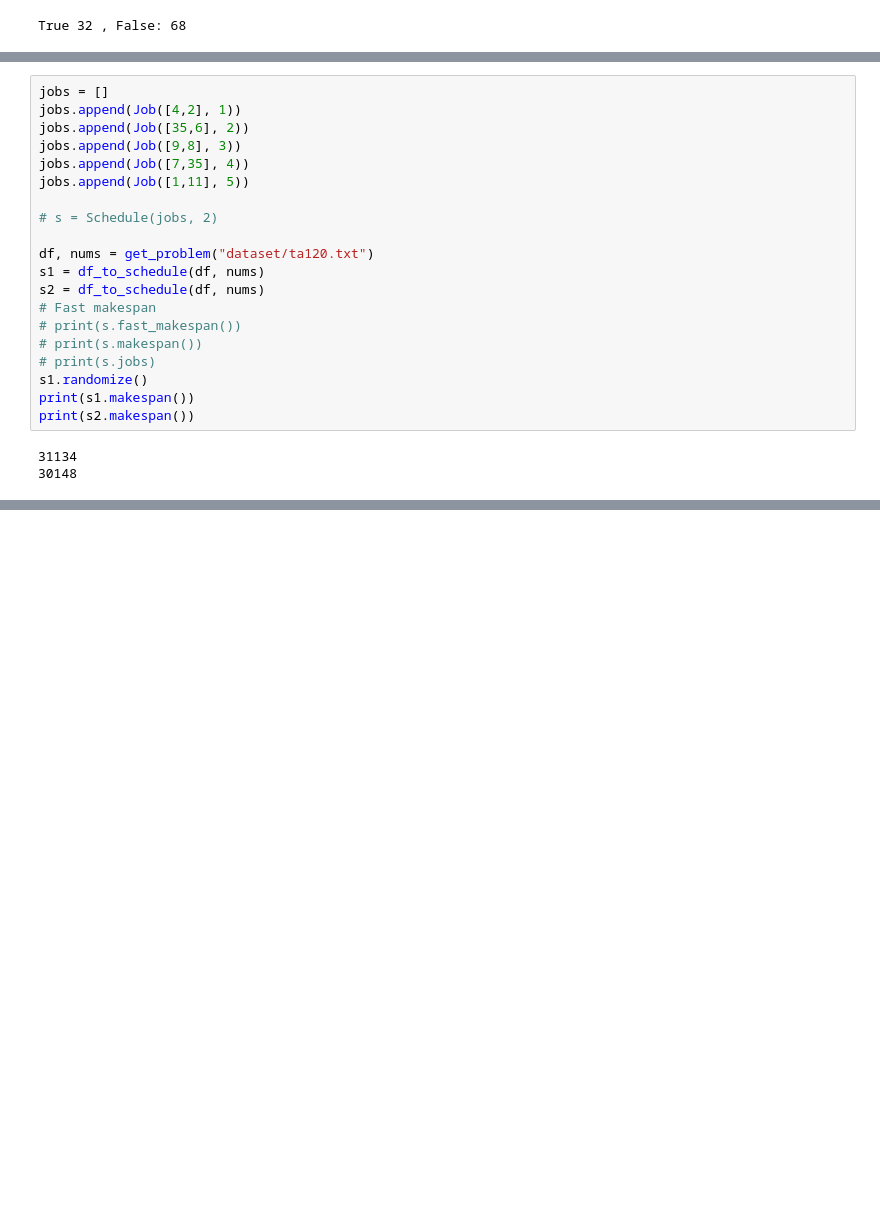
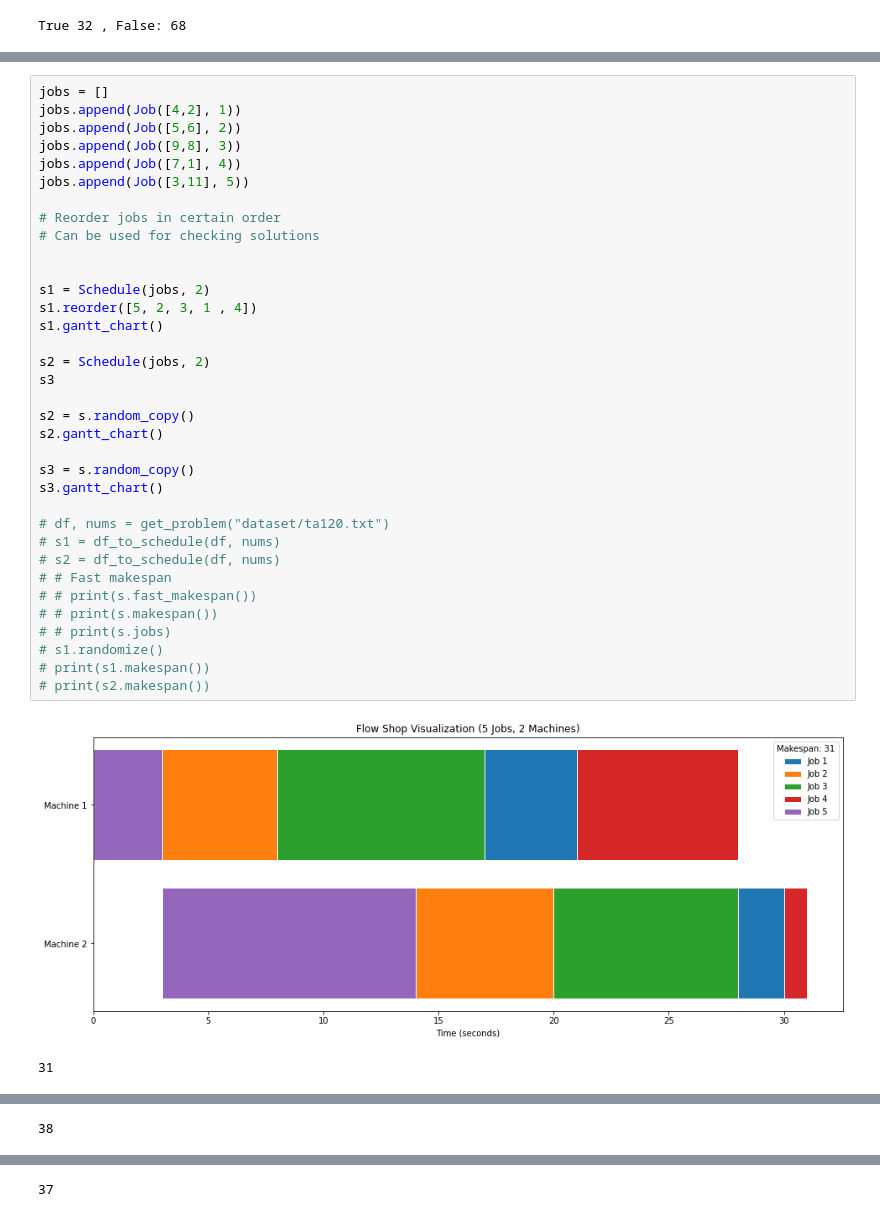
Before and after one commit to TedGraveson/GA-scheduling, a Jupyter notebook: Scheduling with Genetic Algorithms.ipynb, the cells around one changed output, grey strips where cells are left out. Cells and saved outputs as stored; diff of their text form; blank space fills up the shorter version.

```diff
--- a/Scheduling with Genetic Algorithms.ipynb
+++ b/Scheduling with Genetic Algorithms.ipynb
@@ -397,23 +460,38 @@ class GA():
 # %%
 jobs = []
 jobs.append(Job([4,2], 1))
-jobs.append(Job([35,6], 2))
+jobs.append(Job([5,6], 2))
 jobs.append(Job([9,8], 3))
-jobs.append(Job([7,35], 4))
-jobs.append(Job([1,11], 5))
+jobs.append(Job([7,1], 4))
+jobs.append(Job([3,11], 5))
 
-# s = Schedule(jobs, 2)
+# Reorder jobs in certain order
+# Can be used for checking solutions
 
-df, nums = get_problem("dataset/ta120.txt")
-s1 = df_to_schedule(df, nums)
-s2 = df_to_schedule(df, nums)
-# Fast makespan
-# print(s.fast_makespan())
-# print(s.makespan())
-# print(s.jobs)
-s1.randomize()
-print(s1.makespan())
-print(s2.makespan())
+
+s1 = Schedule(jobs, 2)
+s1.reorder([5, 2, 3, 1 , 4])
+s1.gantt_chart()
+
+s2 = Schedule(jobs, 2)
+s3
+
+s2 = s.random_copy()
+s2.gantt_chart()
+
+s3 = s.random_copy()
+s3.gantt_chart()
+
+# df, nums = get_problem("dataset/ta120.txt")
+# s1 = df_to_schedule(df, nums)
+# s2 = df_to_schedule(df, nums)
+# # Fast makespan
+# # print(s.fast_makespan())
+# # print(s.makespan())
+# # print(s.jobs)
+# s1.randomize()
+# print(s1.makespan())
+# print(s2.makespan())
 # %% [output]
+[figure, added]
-31134
-30148
+31
@@ -419,0 +499 @@ print(s2.makespan())
+38
@@ -419,0 +501 @@ print(s2.makespan())
+37
```
Also changed, not shown: parts of 18 cells of this notebook.
